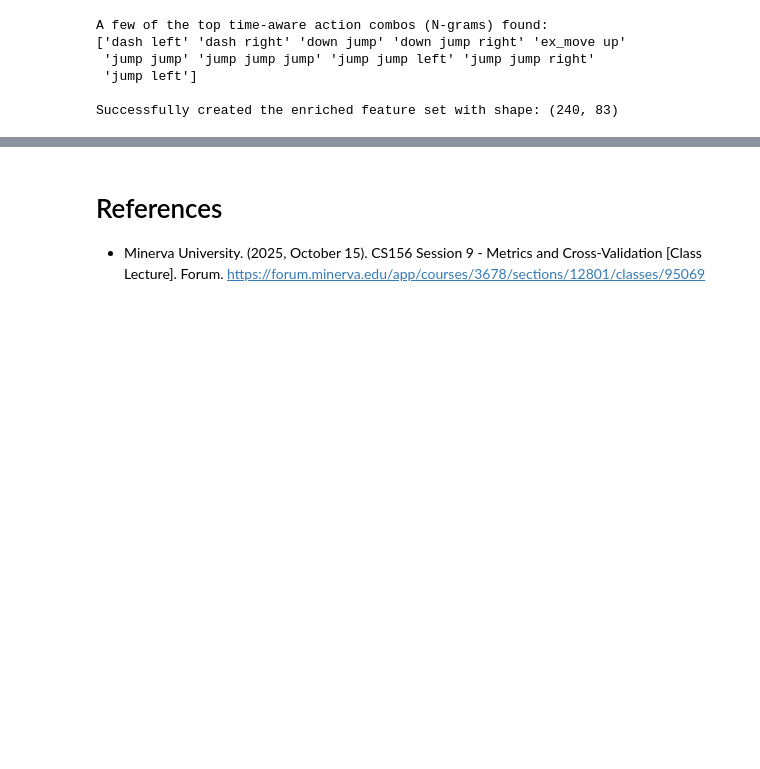
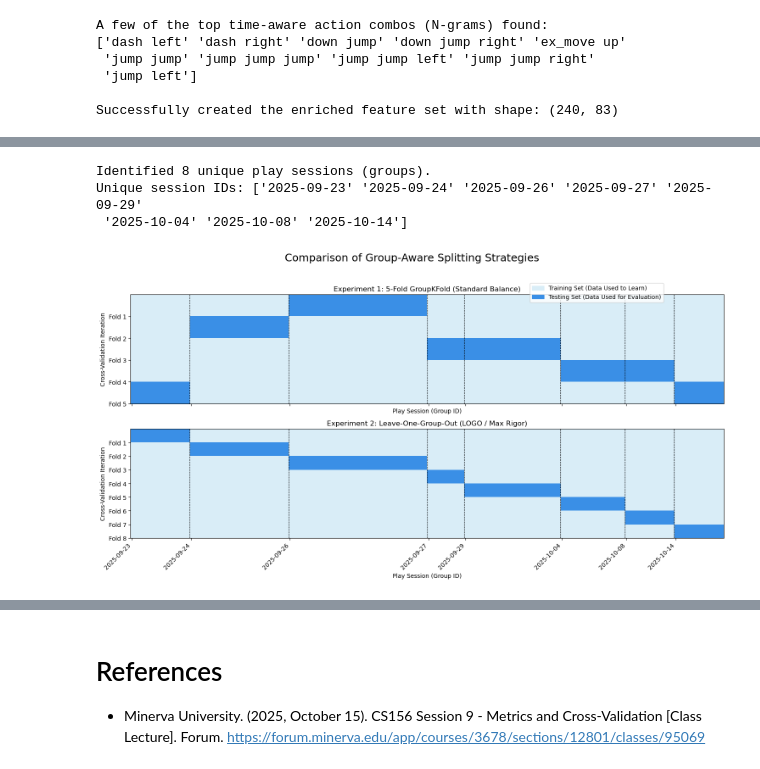
Before and after one commit to ddanakim0304/CS156-Assignment-1, a Jupyter notebook: Assignment/assignment1.ipynb, the cells around one changed output, grey strips where cells are left out. Drawn from its saved outputs; the diff is of its cells as text; code cells hidden in the pictures; blank space fills up the shorter version.

```diff
--- a/Assignment/assignment1.ipynb
+++ b/Assignment/assignment1.ipynb
@@ -576,0 +603,71 @@ Successfully created the enriched feature set with shape: (240, 83)
+# %%
+# Create the Group Identifier
+# Each fight_id corresponds to a unique play session (group).
+groups = y.index.str[:10]
+unique_groups = np.unique(groups)
+n_groups = len(unique_groups)
+
+print(f"Identified {n_groups} unique play sessions (groups).")
+print(f"Unique session IDs: {unique_groups}")
+
+
+# Define the Two Splitting Strategies
+cv_5fold = GroupKFold(n_splits=5)
+cv_logo = LeaveOneGroupOut()
+
+# Visualization of the Splits
+def visualize_splits(cv_strategy, X, y, groups, ax, strategy_name):
+    """Draws a heatmap showing which samples fall into which train/test set for each fold."""
+    # This visualization technique is excellent for explaining cross-validation logic.
+
+    # Generate the indices for all folds
+    folds = list(cv_strategy.split(X, y, groups))
+    n_splits = len(folds)
+
+    # Create a 2D array representing the data splits (0: Training, 1: Testing)
+    indices = np.arange(len(X))
+    split_matrix = np.full((n_splits, len(X)), 0)
+
+    for i, (train_idx, test_idx) in enumerate(folds):
+        # Mark test samples as 1
+        split_matrix[i, test_idx] = 1
+
+    # Plot the heatmap
+    cmap_custom = ListedColormap(['#d9edf7', '#3a8fe6']) # Light Blue for Train, Dark Blue for Test
+    ax.imshow(split_matrix, aspect='auto', interpolation='nearest', cmap=cmap_custom)
+
+    # Label the groups on the x-axis
+    ax.set_xticks(np.unique(groups, return_index=True)[1])
+    ax.set_xticklabels(unique_groups, rotation=45, ha='right')
+
+    ax.set_yticks(np.arange(n_splits) + 0.5)
+    ax.set_yticklabels([f"Fold {i+1}" for i in range(n_splits)])
+
+    ax.set_title(strategy_name)
+    ax.set_ylabel('Cross-Validation Iteration')
+    ax.set_xlabel('Play Session (Group ID)')
+
+    # Draw lines to indicate group boundaries
+    group_boundaries = np.where(groups[:-1] != groups[1:])[0]
+    for x in group_boundaries:
+        ax.axvline(x=x + 0.5, color='black', linewidth=0.8, linestyle='--')
+
+fig, axes = plt.subplots(2, 1, figsize=(15, 8), sharex=True)
+fig.suptitle('Comparison of Group-Aware Splitting Strategies', fontsize=18)
+
+# Visualize 5-Fold Split
+visualize_splits(cv_5fold, X_agg, y, groups, axes[0], "Experiment 1: 5-Fold GroupKFold (Standard Balance)")
+# Visualize LOGO Split
+visualize_splits(cv_logo, X_agg, y, groups, axes[1], "Experiment 2: Leave-One-Group-Out (LOGO / Max Rigor)")
+
+train_patch = mpatches.Patch(color='#d9edf7', label='Training Set (Data Used to Learn)')
+test_patch = mpatches.Patch(color='#3a8fe6', label='Testing Set (Data Used for Evaluation)')
+fig.legend(handles=[train_patch, test_patch], loc='upper right', bbox_to_anchor=(0.9, 0.9))
+
+plt.tight_layout(rect=[0, 0, 1, 0.95])
+plt.show()
+# %% [output]
+Identified 8 unique play sessions (groups).
+Unique session IDs: ['2025-09-23' '2025-09-24' '2025-09-26' '2025-09-27' '2025-09-29'
+ '2025-10-04' '2025-10-08' '2025-10-14']
+[figure, added]
```
Also changed, not shown: parts of 18 cells of this notebook, 2 other files.
